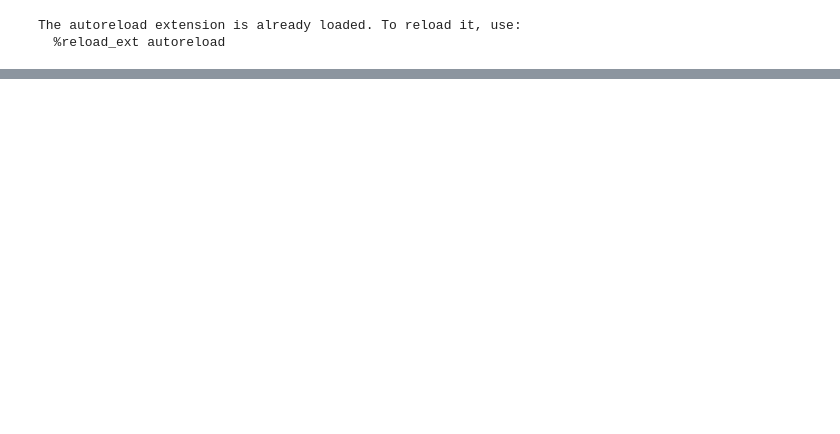
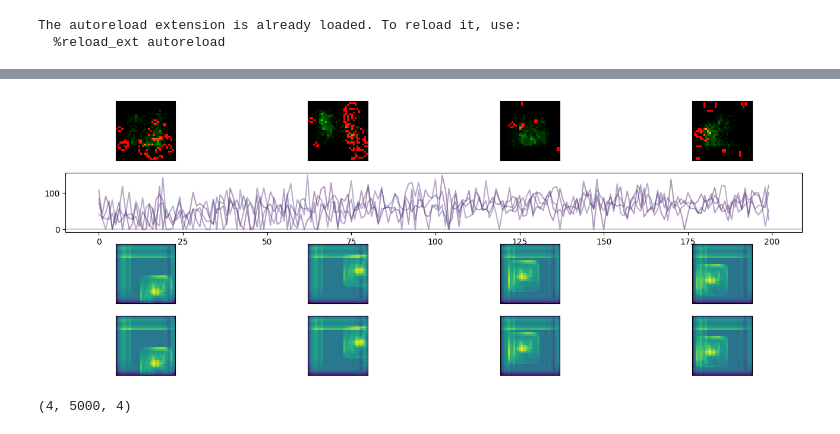
Before and after one commit to LanVukusic/convLife, a Jupyter notebook: reienforcement.ipynb, the cells around one changed output, grey strips where cells are left out. Drawn from its saved outputs; the diff is of its cells as text; code cells hidden in the pictures; blank space fills up the shorter version.

```diff
--- a/reienforcement.ipynb
+++ b/reienforcement.ipynb
@@ -187,0 +186,75 @@ for i_episode in range(num_episodes):
+# %%
+BATCH_SIZE = 4
+TRAIN_BATCH_SIZE = 50
+GAMMA = 0.9
+TAU = 0.1
+LR = 5e-4
+num_episodes = 200
+EPS = generate_eps2(num_episodes)
+NUM_MOVES = 1
+STEPS = 1000
+
+target_net.load_state_dict(policy_net.state_dict())
+
+optimizer = optim.AdamW(policy_net.parameters(), lr=LR, amsgrad=True)
+memory = ReplayMemory(1000)
+
+rewards = []
+validation_rewards = []
+
+for i_episode in tqdm(range(num_episodes)):
+    env = GameEnv(size=SIZE, batch_size=BATCH_SIZE, mask=mask)
+    # Initialize the environment and get its state
+    actions  = torch.zeros_like(env.state, dtype=torch.float) # visualization only
+    state = env.state
+
+    if( i_episode % 50 == 0):
+        # print("VALIDATION")
+        eps = 0
+        validation_rewards.append([])
+    else:
+        eps = EPS[i_episode]
+
+    for t in range(STEPS):
+        for i in range(NUM_MOVES):
+            action = select_action(state, eps, policy_net, mask)
+            actions += action.float()
+            next_state, reward = env.step(action)
+            # Store the transition in memory
+            memory.push(state, action, next_state, reward)
+            # Move to the next state
+            state = next_state
+            if i_episode % 10 == 0:
+                validation_rewards[-1].append(reward.cpu().numpy())
+
+        # Perform one step of the optimization (on the policy network)
+        optimize_model(
+            policy_net=policy_net,
+            target_net=target_net,
+            memory=memory,
+            optimizer=optimizer,
+            BATCH_SIZE=TRAIN_BATCH_SIZE,
+            GAMMA=GAMMA,
+            mask=mask
+        )
+
+        # Soft update of the target network's weights
+        # θ′ ← τ θ + (1 −τ )θ′
+        target_net_state_dict = target_net.state_dict()
+        policy_net_state_dict = policy_net.state_dict()
+        for key in policy_net_state_dict:
+            target_net_state_dict[key] = policy_net_state_dict[key]*TAU + target_net_state_dict[key]*(1-TAU)
+        target_net.load_state_dict(target_net_state_dict)
+
+    with torch.no_grad():
+        target_model_preds = target_net.place(action, mask).cpu().numpy()
+        policy_model_preds = policy_net.place(action, mask).cpu().numpy()
+        # print(target_model_preds[0])
+
+    env.reset()
+    rw = reward.sum(dim=(1)).cpu().numpy()
+    rewards.append(reward.sum(dim=(1)).cpu().numpy())
+    # print(i_episode, eps, rw)
+    plot_state(state, actions, rewards, None, target_model_preds, policy_model_preds)
+# %% [output]
+[figure, added]
@@ -187,0 +265,4 @@ for i_episode in range(num_episodes):
+# %%
+validation_rewards.shape
+# %% [output]
+(4, 5000, 4)
```
Also changed, not shown: parts of 10 cells of this notebook, 6 other files.
